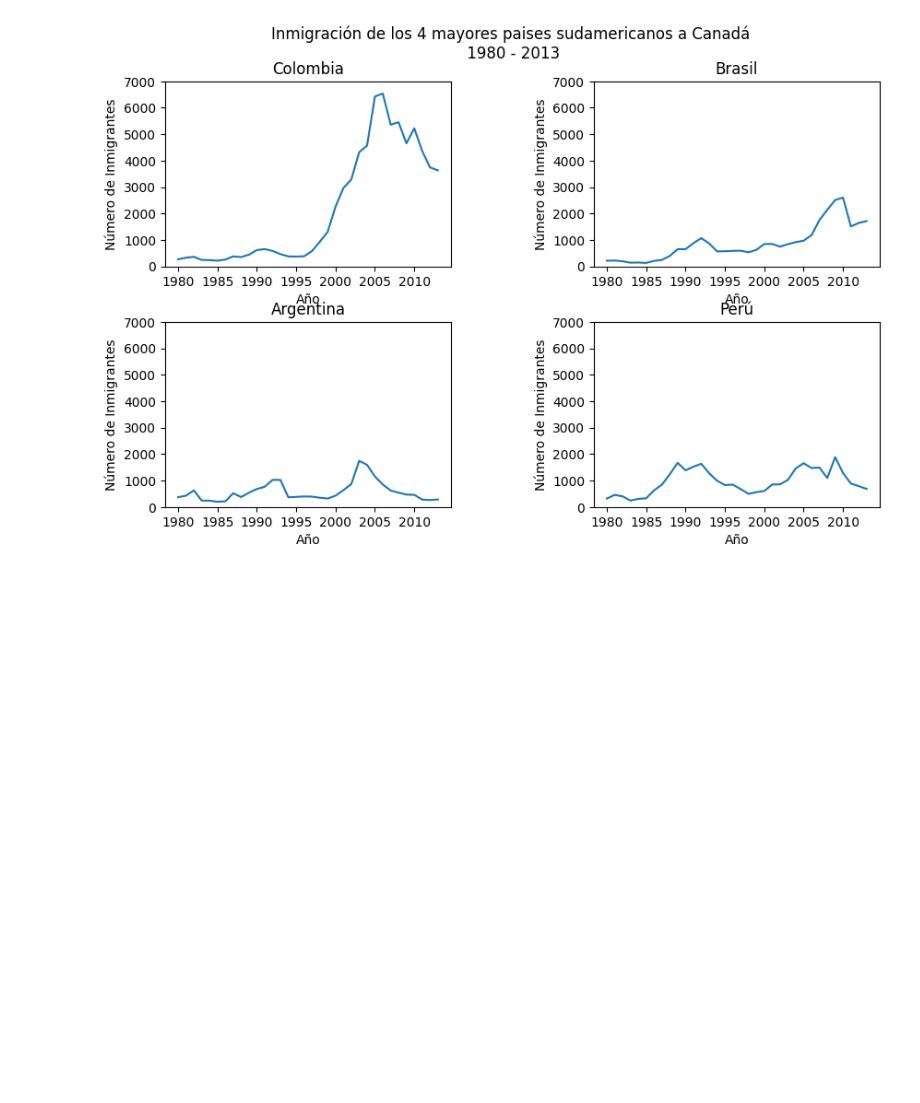
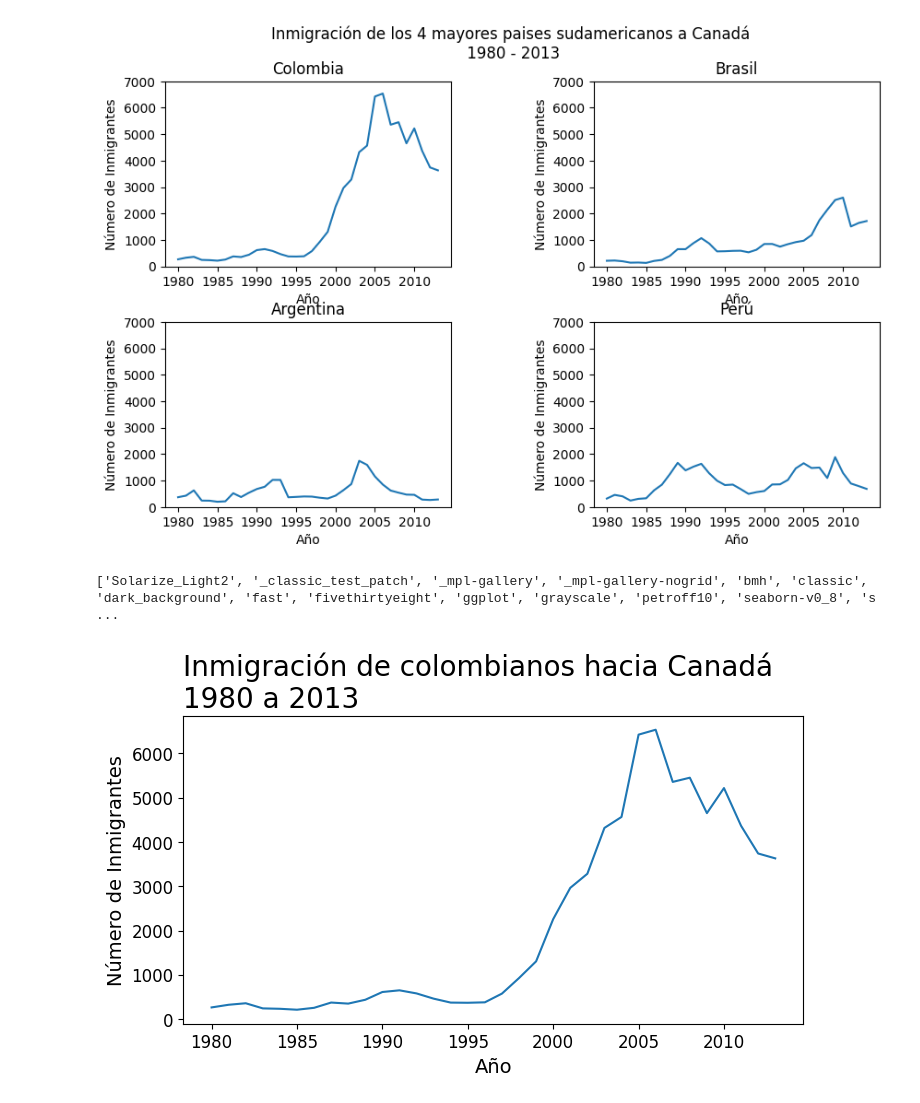
Before and after one commit to JorgeAccardi/cienciadedatos, a Jupyter notebook: Desafío_comparando_tendencias_migratorias.ipynb, the cells around one changed output. Cells and saved outputs as stored; diff of their text form; code cells hidden in the pictures; blank space fills up the shorter version.

```diff
--- a/Desafío_comparando_tendencias_migratorias.ipynb
+++ b/Desafío_comparando_tendencias_migratorias.ipynb
@@ -283,3 +283,19 @@ for axs in axs.flat:
 plt.show()
 # %% [output]
 [figure]
+# %%
+print(plt.style.available)
+# %% [output]
+['Solarize_Light2', '_classic_test_patch', '_mpl-gallery', '_mpl-gallery-nogrid', 'bmh', 'classic', 'dark_background', 'fast', 'fivethirtyeight', 'ggplot', 'grayscale', 'petroff10', 'seaborn-v0_8', 's ...
+# %%
+fig, ax = plt.subplots(figsize=(8, 4))
+ax.plot(datos_col['Año'], datos_col['Inmigrantes'])
+ax.set_title('Inmigración de colombianos hacia Canadá\n1980 a 2013', fontsize=20, loc='left')
+ax.set_ylabel('Número de Inmigrantes', fontsize=14)
+ax.set_xlabel('Año', fontsize=14)
+ax.yaxis.set_tick_params(labelsize=12)
+ax.xaxis.set_tick_params(labelsize=12)
+ax.xaxis.set_major_locator(plt.MultipleLocator(5))
+plt.show()
+# %% [output]
+[figure, added]
```
Also changed, not shown: parts of 1 cell of this notebook.
